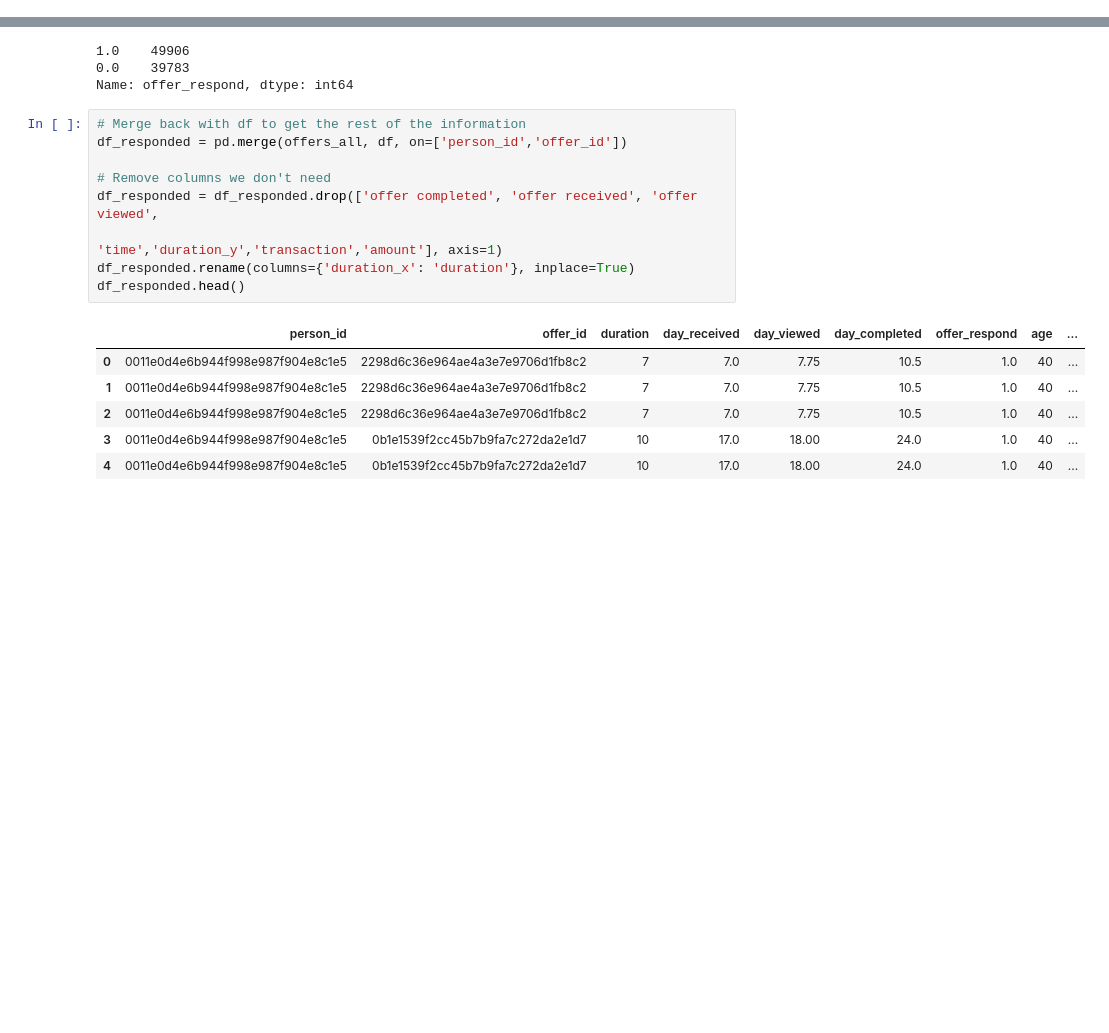
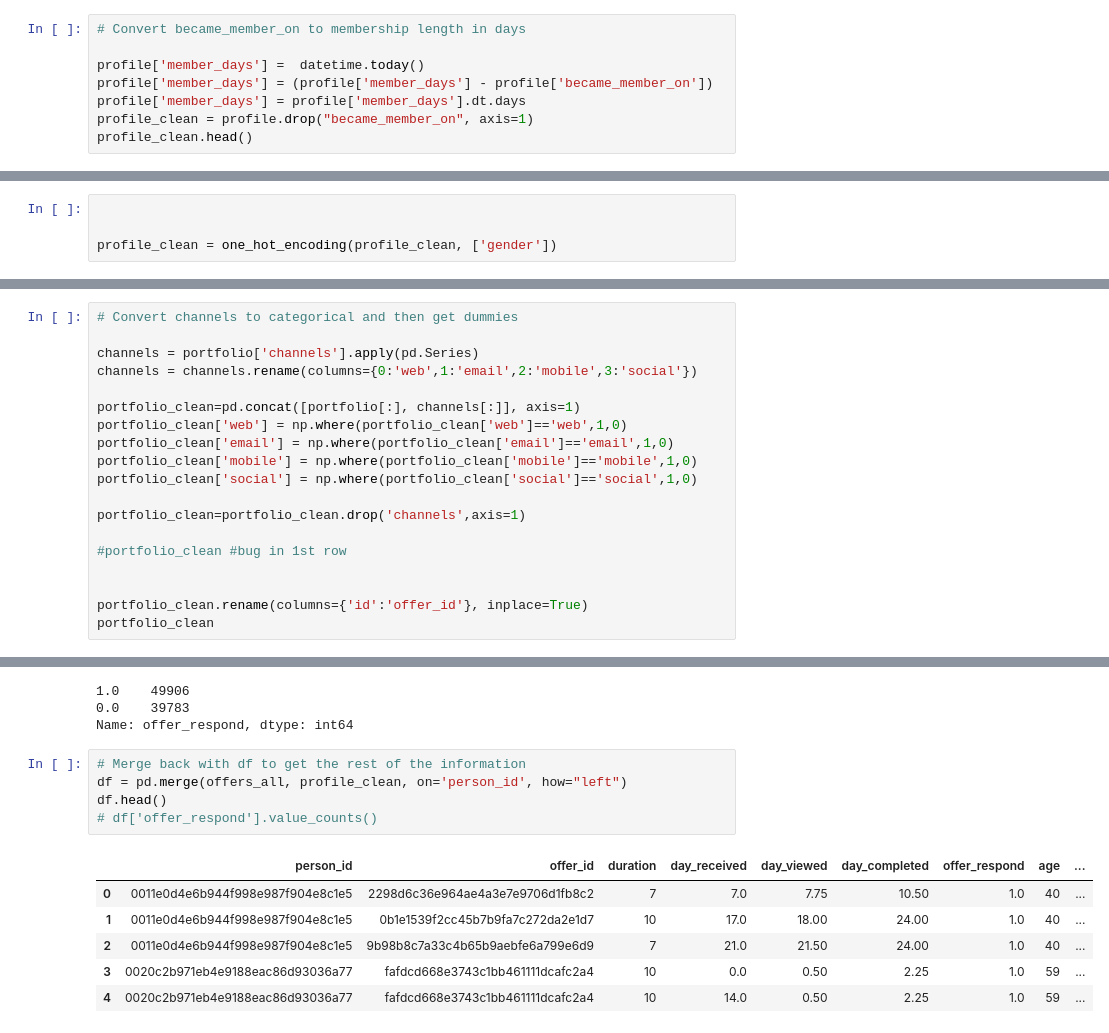
Before and after one commit to leedah/starbucks, a Jupyter notebook: Starbucks_Capstone_notebook.ipynb, the cells around one changed output, grey strips where cells are left out. Saved outputs shown, nothing was run; the diff lists cells and outputs as text; blank space fills up the shorter version.

```diff
--- a/Starbucks_Capstone_notebook.ipynb
+++ b/Starbucks_Capstone_notebook.ipynb
@@ -275,0 +282,8 @@ profile['became_member_on'].hist()
+# %%
+# Convert became_member_on to membership length in days
+
+profile['member_days'] =  datetime.today()
+profile['member_days'] = (profile['member_days'] - profile['became_member_on'])
+profile['member_days'] = profile['member_days'].dt.days
+profile_clean = profile.drop("became_member_on", axis=1)
+profile_clean.head()
@@ -276,3 +297,7 @@ profile['became_member_on'].hist()
+# %%
+
+
+profile_clean = one_hot_encoding(profile_clean, ['gender'])
 # %% [markdown]
 ### Clean transcript dataframe
 # %%
@@ -396,0 +398,19 @@ portfolio_clean
+# %%
+# Convert channels to categorical and then get dummies
+
+channels = portfolio['channels'].apply(pd.Series)
+channels = channels.rename(columns={0:'web',1:'email',2:'mobile',3:'social'})
+
+portfolio_clean=pd.concat([portfolio[:], channels[:]], axis=1)
+portfolio_clean['web'] = np.where(portfolio_clean['web']=='web',1,0)
+portfolio_clean['email'] = np.where(portfolio_clean['email']=='email',1,0)
+portfolio_clean['mobile'] = np.where(portfolio_clean['mobile']=='mobile',1,0)
+portfolio_clean['social'] = np.where(portfolio_clean['social']=='social',1,0)
+
+portfolio_clean=portfolio_clean.drop('channels',axis=1)
+
+#portfolio_clean #bug in 1st row
+
+
+portfolio_clean.rename(columns={'id':'offer_id'}, inplace=True)
+portfolio_clean
@@ -566,17 +606,13 @@ offers_all['offer_respond'].value_counts()
 Name: offer_respond, dtype: int64
 # %%
 # Merge back with df to get the rest of the information
-df_responded = pd.merge(offers_all, df, on=['person_id','offer_id'])
-
-# Remove columns we don't need
-df_responded = df_responded.drop(['offer completed', 'offer received', 'offer viewed',
-                                      'time','duration_y','transaction','amount'], axis=1)
-df_responded.rename(columns={'duration_x': 'duration'}, inplace=True)
-df_responded.head()
+df = pd.merge(offers_all, profile_clean, on='person_id', how="left")
+df.head()
+# df['offer_respond'].value_counts()
 # %% [output]
 |  | person_id | offer_id | duration | day_received | day_viewed | day_completed | offer_respond | age | ... |
-| 0 | 0011e0d4e6b944f998e987f904e8c1e5 | 2298d6c36e964ae4a3e7e9706d1fb8c2 | 7 | 7.0 | 7.75 | 10.5 | 1.0 | 40 | ... |
-| 1 | 0011e0d4e6b944f998e987f904e8c1e5 | 2298d6c36e964ae4a3e7e9706d1fb8c2 | 7 | 7.0 | 7.75 | 10.5 | 1.0 | 40 | ... |
-| 2 | 0011e0d4e6b944f998e987f904e8c1e5 | 2298d6c36e964ae4a3e7e9706d1fb8c2 | 7 | 7.0 | 7.75 | 10.5 | 1.0 | 40 | ... |
-| 3 | 0011e0d4e6b944f998e987f904e8c1e5 | 0b1e1539f2cc45b7b9fa7c272da2e1d7 | 10 | 17.0 | 18.00 | 24.0 | 1.0 | 40 | ... |
-| 4 | 0011e0d4e6b944f998e987f904e8c1e5 | 0b1e1539f2cc45b7b9fa7c272da2e1d7 | 10 | 17.0 | 18.00 | 24.0 | 1.0 | 40 | ... |
+| 0 | 0011e0d4e6b944f998e987f904e8c1e5 | 2298d6c36e964ae4a3e7e9706d1fb8c2 | 7 | 7.0 | 7.75 | 10.50 | 1.0 | 40 | ... |
+| 1 | 0011e0d4e6b944f998e987f904e8c1e5 | 0b1e1539f2cc45b7b9fa7c272da2e1d7 | 10 | 17.0 | 18.00 | 24.00 | 1.0 | 40 | ... |
+| 2 | 0011e0d4e6b944f998e987f904e8c1e5 | 9b98b8c7a33c4b65b9aebfe6a799e6d9 | 7 | 21.0 | 21.50 | 24.00 | 1.0 | 40 | ... |
+| 3 | 0020c2b971eb4e9188eac86d93036a77 | fafdcd668e3743c1bb461111dcafc2a4 | 10 | 0.0 | 0.50 | 2.25 | 1.0 | 59 | ... |
+| 4 | 0020c2b971eb4e9188eac86d93036a77 | fafdcd668e3743c1bb461111dcafc2a4 | 10 | 14.0 | 0.50 | 2.25 | 1.0 | 59 | ... |
```
Also changed, not shown: parts of 30 cells of this notebook.
